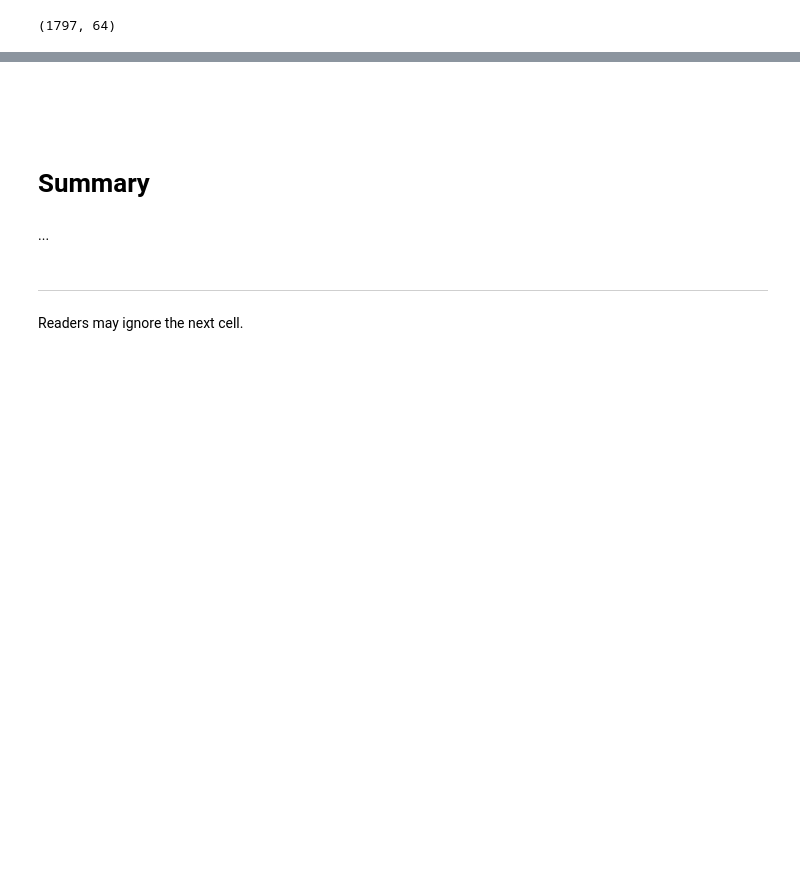
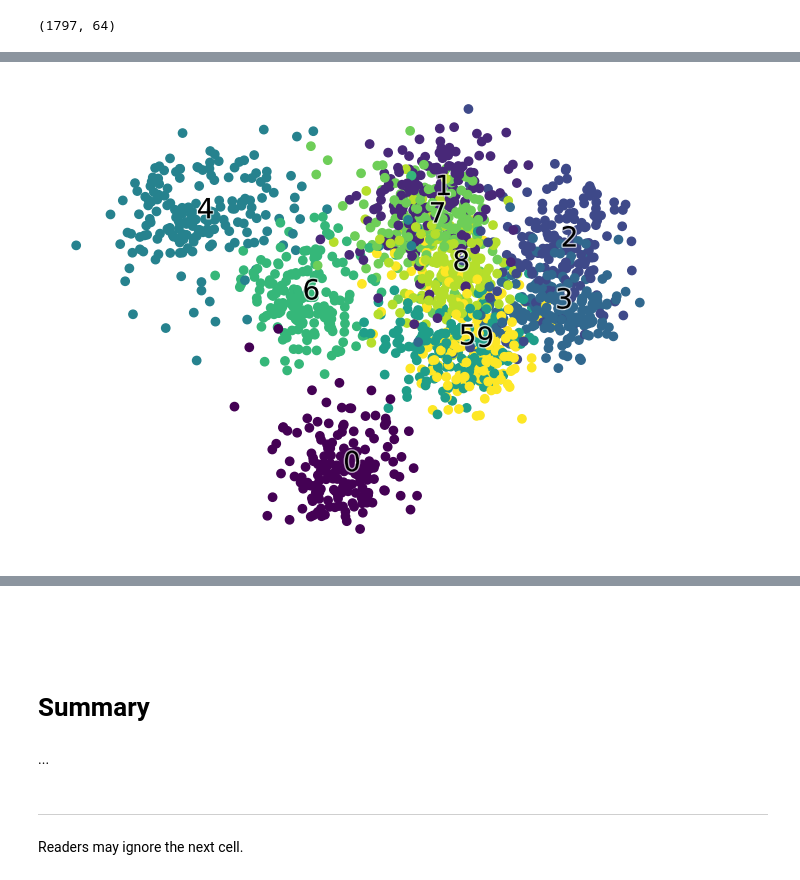
Before and after one commit to TheLancelot/datasci-ml, a Jupyter notebook: ML_Pytorch_book/Chp5-dimensionality_reduction/ch05.ipynb, the cells around one changed output, grey strips where cells are left out. Drawn from its saved outputs; the diff is of its cells as text; code cells hidden in the pictures; blank space fills up the shorter version.

```diff
--- a/ML_Pytorch_book/Chp5-dimensionality_reduction/ch05.ipynb
+++ b/ML_Pytorch_book/Chp5-dimensionality_reduction/ch05.ipynb
@@ -653,2 +727,25 @@ X_digits = digits.data
+# %%
+
+from sklearn.discriminant_analysis import LinearDiscriminantAnalysis as LDA
+
+lda = LDA(n_components=2)
+X_digits_lda = lda.fit_transform(X_digits, y_digits)
+
+import matplotlib.patheffects as PathEffects
+
+plt.figure(figsize=(8, 6))
+plt.scatter(X_digits_lda[:, 0], X_digits_lda[:, 1], c=y_digits)
+
+txts = []
+for i in range(len(digits.target_names)):
+    xtext, ytext = np.median(X_digits_lda[y_digits == i, :], axis=0)
+    txt = plt.annotate(digits.target_names[i], (xtext, ytext), fontsize=20,
+                       path_effects=[PathEffects.withStroke(linewidth=2, foreground="w", alpha=0.65)])
+    txts.append(txt)
+
+plt.axis('off')
+plt.show()
+# %% [output]
+[figure, added]
 # %%
 from sklearn.manifold import TSNE
```
Also changed, not shown: parts of 21 cells of this notebook, 2 other files.
